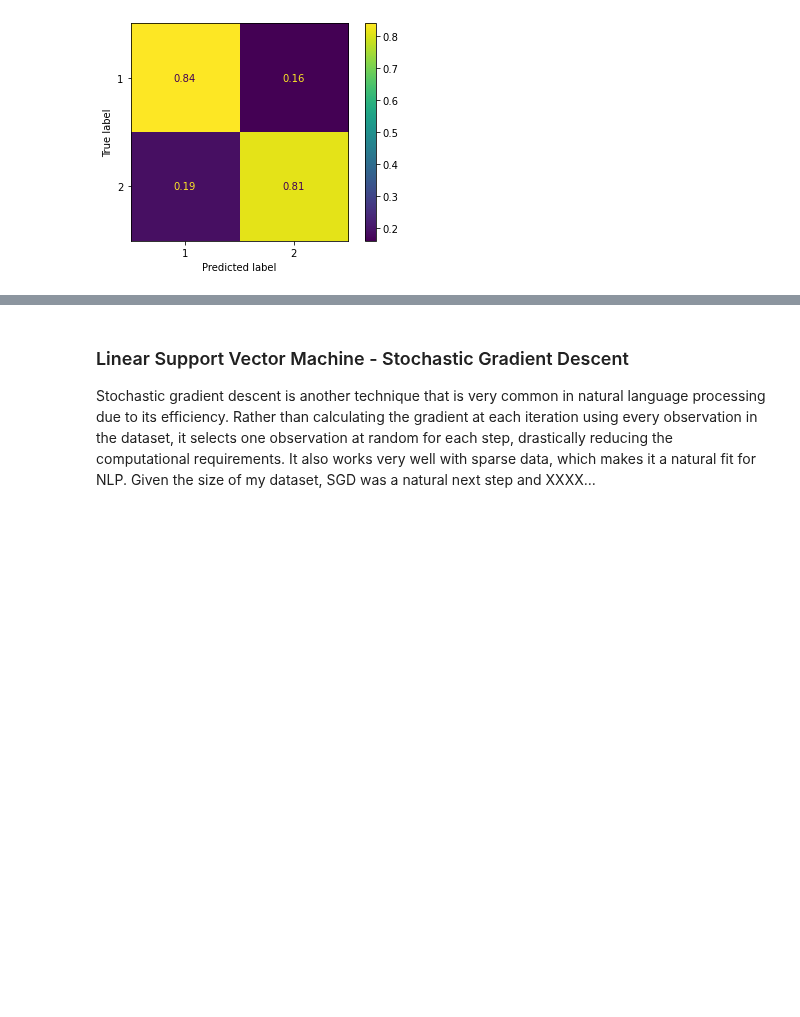
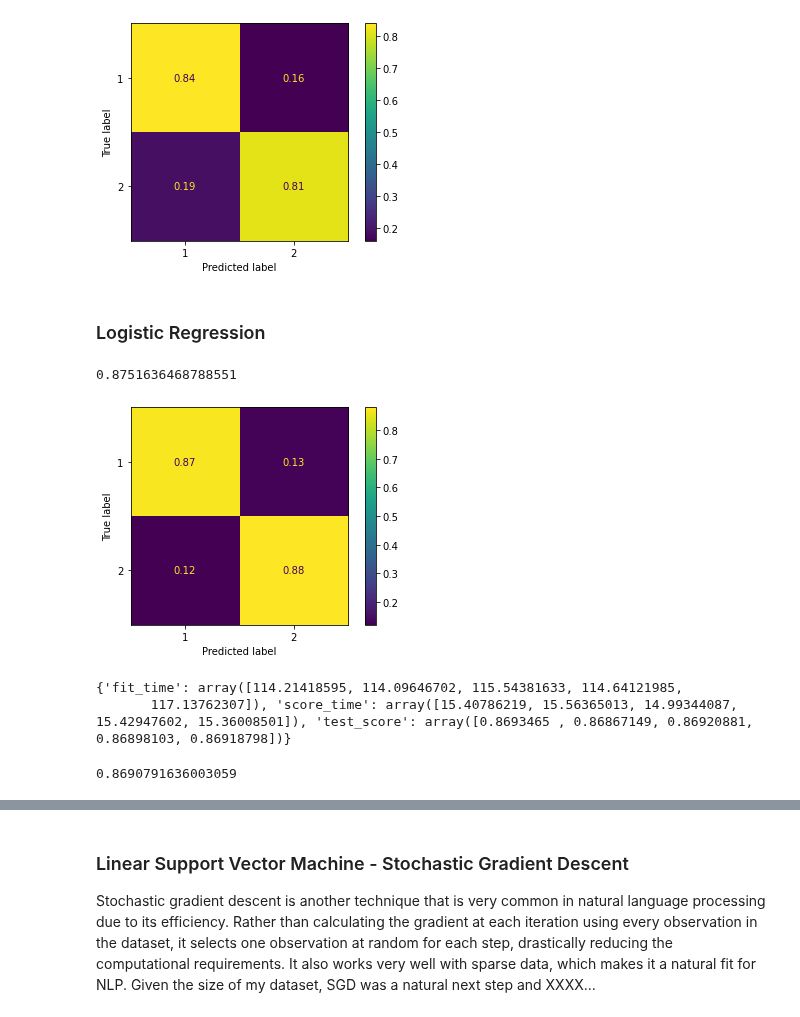
Before and after one commit to ThomasHChapman/classifying_user_reviews, a Jupyter notebook: working_notebooks/modeling_nb.ipynb, the cells around one changed output, grey strips where cells are left out. Saved outputs shown, nothing was run; the diff lists cells and outputs as text; code cells hidden in the pictures; blank space fills up the shorter version.

Commit message:
logreg models cross-validated

```diff
--- a/working_notebooks/modeling_nb.ipynb
+++ b/working_notebooks/modeling_nb.ipynb
@@ -184,16 +183,3 @@ print(accuracy_score(y, mnb_bigrams_yhat))
 # %% [output]
 0.8266186145078149
 [figure]
-# %%
-# Instantiate the Multinomial Naieve Bayes Pipeline
-mnb_test_pipe = ImPipeline(steps=[
-                            ('vect', TfidfVectorizer()),
-                            ('cf', MultinomialNB())
-                            ]
-)
-
-# Fit MNB pipe on the training data, get predictions and plot confusion matrix
-mnb_test_pipe.fit(X_bigrams, y)
-mnb_test_yhat = mnb_test_pipe.predict(X_bigrams)
-plot_confusion_matrix(mnb_test_pipe, X_bigrams, y, normalize='true');
-print(accuracy_score(y, mnb_test_yhat))
@@ -248,3 +232,33 @@ print(accuracy_score(y, mnb_allgrams_yhat))
 # Obtained cross-validated accuracy score
 mnb_allgrams_cv = cross_validate(mnb_allgrams_pipe, X_allgrams, y)
 print(mnb_allgrams_cv)
+# %% [markdown]
+### Logistic Regression
+# %%
+# Instantiate the Logistic Regression Pipeline
+logreg_pipe = ImPipeline(steps=[
+                                 ('vect', TfidfVectorizer()),
+                                 ('lr', LogisticRegression(n_jobs=-2))
+                                ]
+)
+
+
+# Fit Logistic Regression pipeline on the training data, get predictions and plot confusion matrix
+logreg_pipe.fit(X, y)
+logreg_yhat = logreg_pipe.predict(X)
+plot_confusion_matrix(logreg_pipe, X, y, normalize='true');
+print(accuracy_score(y, logreg_yhat))
+# %% [output]
+0.8751636468788551
+[figure, added]
+# %%
+# Obtained cross-validated accuracy score
+logreg_cv = cross_validate(logreg_pipe, X, y)
+print(logreg_cv)
+# %% [output]
+{'fit_time': array([114.21418595, 114.09646702, 115.54381633, 114.64121985,
+       117.13762307]), 'score_time': array([15.40786219, 15.56365013, 14.99344087, 15.42947602, 15.36008501]), 'test_score': array([0.8693465 , 0.86867149, 0.86920881, 0.86898103, 0.86918798])}
+# %%
+logreg_cv['test_score'].mean()
+# %% [output]
+0.8690791636003059
```
Also changed, not shown: parts of 28 cells of this notebook.
